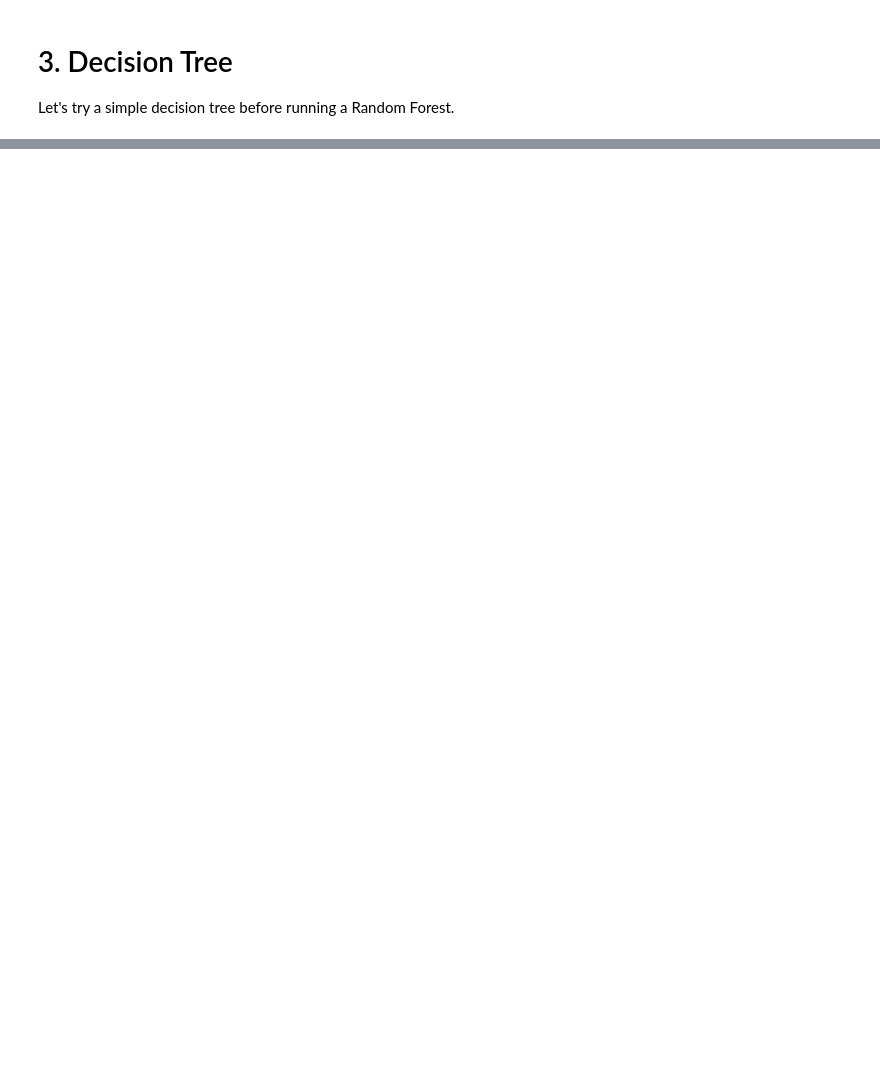
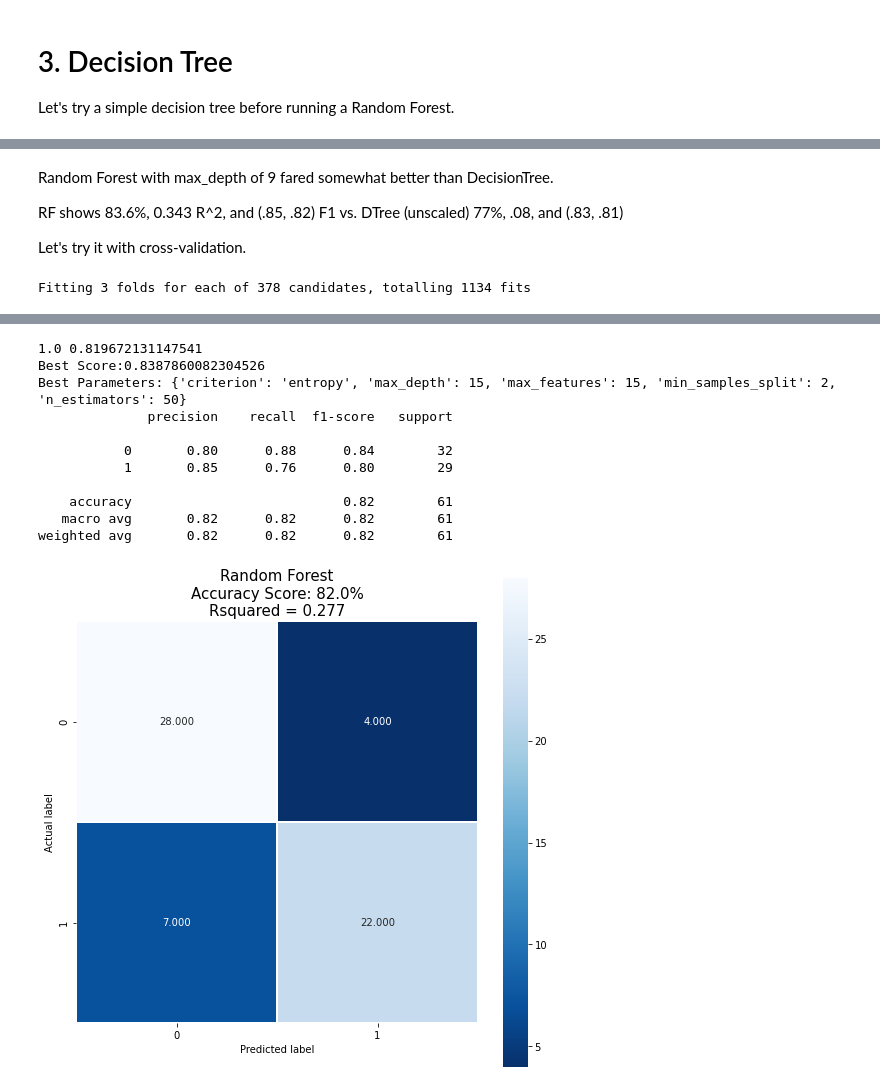
Before and after one commit to BradDoty/KaggleHeartDiseaseUCI, a Jupyter notebook: Notebooks/Capstone 2 -- Modeling.ipynb, the cells around one changed output, grey strips where cells are left out. Saved outputs shown, nothing was run; the diff lists cells and outputs as text; code cells hidden in the pictures; blank space fills up the shorter version.

```diff
--- a/Notebooks/Capstone 2 -- Modeling.ipynb
+++ b/Notebooks/Capstone 2 -- Modeling.ipynb
@@ -241,0 +272,25 @@ However, this Decision Tree is still inferior to the Logistic Regression.  Logis
+# %% [markdown]
+Random Forest with max_depth of 9 fared somewhat better than DecisionTree.
+
+RF shows 83.6%, 0.343 R^2, and (.85, .82) F1 vs. DTree (unscaled) 77%, .08, and (.83, .81)
+
+Let's try it with cross-validation.
+# %%
+
+param_grid = {'n_estimators':np.arange(25,176,25), 'criterion':['gini', 'entropy'], 'max_depth':[5,10,15],
+              'min_samples_split':[2,3,5], 'max_features':[5,10,15]}
+
+rfc = RandomForestClassifier()
+rfc_cv= GridSearchCV(rfc, param_grid, cv=3, n_jobs=-1, verbose=3, return_train_score=True)
+rfc_cv.fit(X_train, y_train)
+train_score = rfc_cv.score(X_train, y_train)
+score = rfc_cv.score(X_test, y_test)
+
+print (train_score, score)
+print("Best Score:" + str(rfc_cv.best_score_))
+print("Best Parameters: " + str(rfc_cv.best_params_))
+
+
+plot_confusion("Random Forest", rfc_cv, X_test, y_test, score)
+# %% [output]
+Fitting 3 folds for each of 378 candidates, totalling 1134 fits
@@ -241,0 +304,12 @@ However, this Decision Tree is still inferior to the Logistic Regression.  Logis
+1.0 0.819672131147541
+Best Score:0.8387860082304526
+Best Parameters: {'criterion': 'entropy', 'max_depth': 15, 'max_features': 15, 'min_samples_split': 2, 'n_estimators': 50}
+              precision    recall  f1-score   support
+
+           0       0.80      0.88      0.84        32
+           1       0.85      0.76      0.80        29
+
+    accuracy                           0.82        61
+   macro avg       0.82      0.82      0.82        61
+weighted avg       0.82      0.82      0.82        61
+[figure, added]
```
Also changed, not shown: parts of 23 cells of this notebook.
